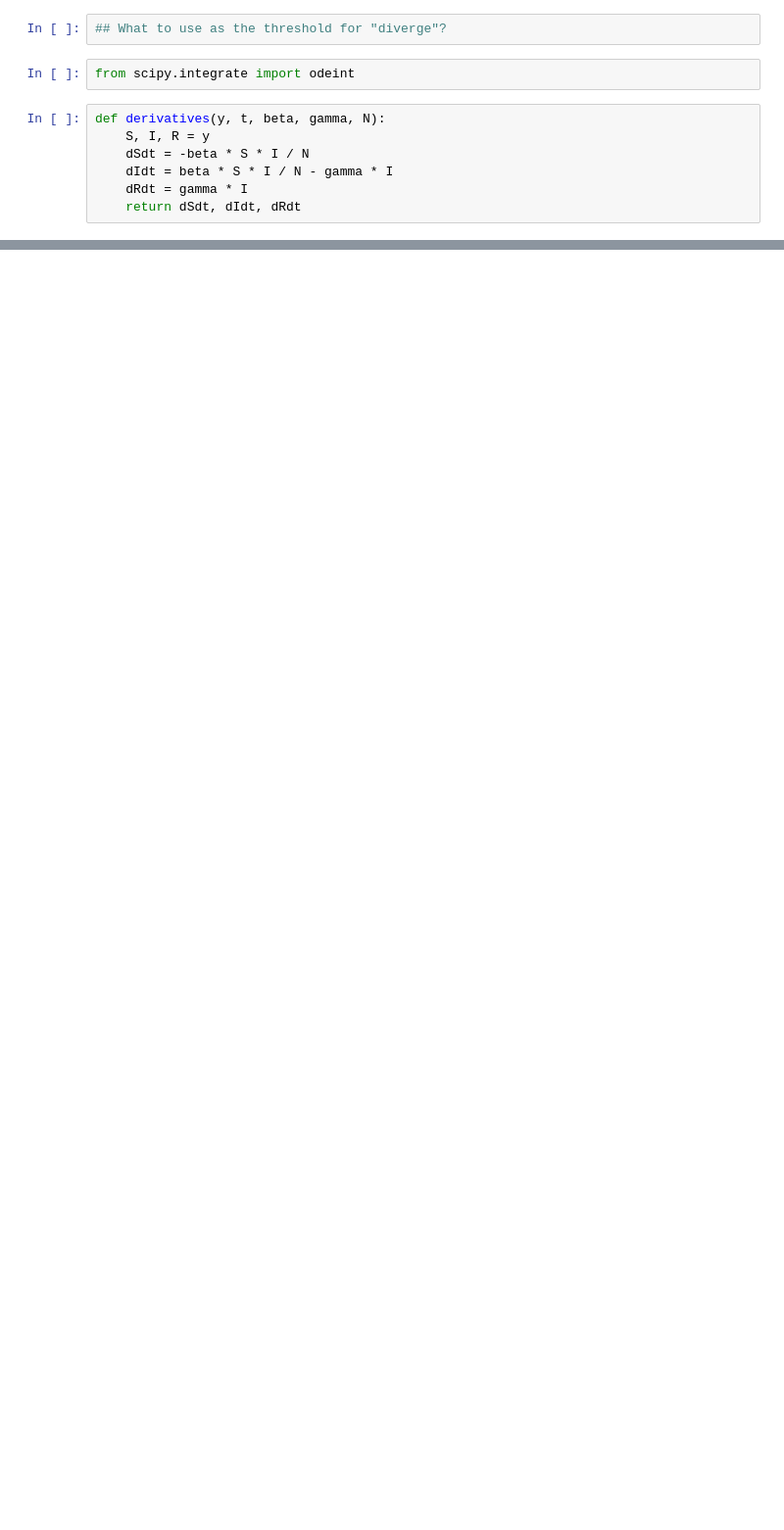
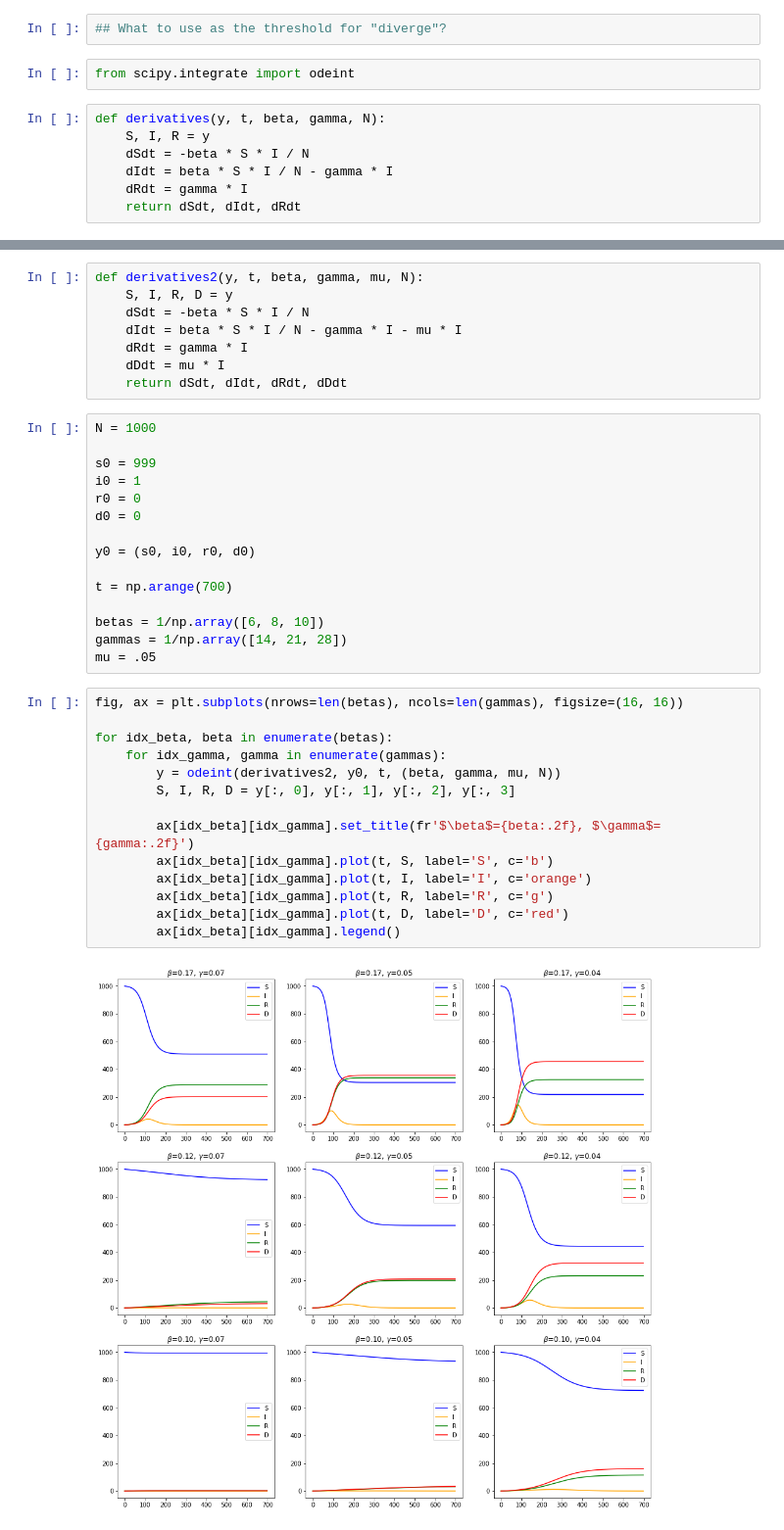
Before and after one commit to al-jshen/cta200, a Jupyter notebook: assignment2/Untitled.ipynb, the cells around one changed output, grey strips where cells are left out. Shown: that part at 98% size. Drawn from its saved outputs; the diff is of its cells as text; blank space fills up the shorter version.

```diff
--- a/assignment2/Untitled.ipynb
+++ b/assignment2/Untitled.ipynb
@@ -75,0 +72,39 @@ plt.savefig('q2.png')
+# %%
+def derivatives2(y, t, beta, gamma, mu, N):
+    S, I, R, D = y
+    dSdt = -beta * S * I / N
+    dIdt = beta * S * I / N - gamma * I - mu * I
+    dRdt = gamma * I
+    dDdt = mu * I
+    return dSdt, dIdt, dRdt, dDdt
+# %%
+N = 1000
+
+s0 = 999
+i0 = 1
+r0 = 0
+d0 = 0
+
+y0 = (s0, i0, r0, d0)
+
+t = np.arange(700)
+
+betas = 1/np.array([6, 8, 10])
+gammas = 1/np.array([14, 21, 28])
+mu = .05
+# %%
+fig, ax = plt.subplots(nrows=len(betas), ncols=len(gammas), figsize=(16, 16))
+
+for idx_beta, beta in enumerate(betas):
+    for idx_gamma, gamma in enumerate(gammas):
+        y = odeint(derivatives2, y0, t, (beta, gamma, mu, N))
+        S, I, R, D = y[:, 0], y[:, 1], y[:, 2], y[:, 3]
+
+        ax[idx_beta][idx_gamma].set_title(fr'$\beta$={beta:.2f}, $\gamma$={gamma:.2f}')
+        ax[idx_beta][idx_gamma].plot(t, S, label='S', c='b')
+        ax[idx_beta][idx_gamma].plot(t, I, label='I', c='orange')
+        ax[idx_beta][idx_gamma].plot(t, R, label='R', c='g')
+        ax[idx_beta][idx_gamma].plot(t, D, label='D', c='red')
+        ax[idx_beta][idx_gamma].legend()
+# %% [output]
+[figure, added]
```
Also changed, not shown: parts of 5 cells of this notebook, 9 other files.
